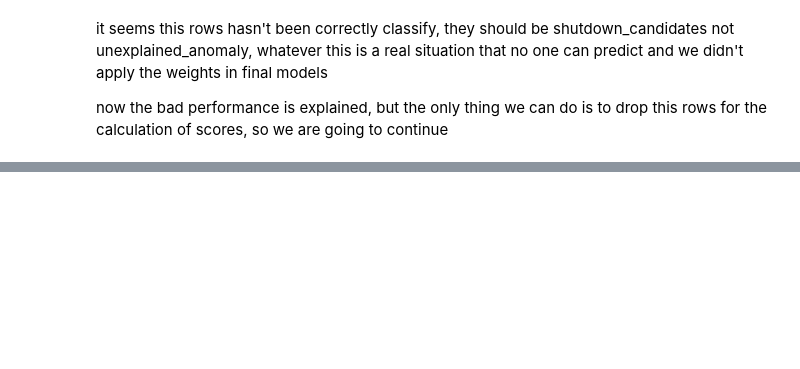
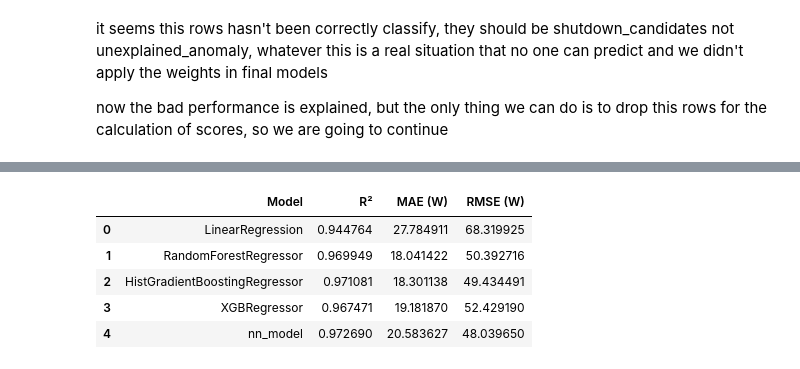
Before and after one commit to SantiToled0/solar-mlops, a Jupyter notebook: notebooks/02_model_trainning.ipynb, the cells around one changed output, grey strips where cells are left out. Saved outputs shown, nothing was run; the diff lists cells and outputs as text; code cells hidden in the pictures; blank space fills up the shorter version.

```diff
--- a/notebooks/02_model_trainning.ipynb
+++ b/notebooks/02_model_trainning.ipynb
@@ -622,0 +635,8 @@ now the bad performance is explained, but the only thing we can do is to drop th
+# %%
+from sklearn.preprocessing import StandardScaler
+
+scaler = StandardScaler()
+
+x_train_scaled = scaler.fit_transform(x_train)
+x_val_scaled = scaler.transform(x_val)
+x_test_scaled = scaler.transform(x_test)
@@ -622,0 +656,9 @@ now the bad performance is explained, but the only thing we can do is to drop th
+# %%
+history = nn_model.fit(
+    x_train_scaled,
+    y_train,
+    validation_data=(x_val_scaled, y_val),
+    epochs=10,
+    batch_size=1024,
+    verbose=1
+)
@@ -622,0 +706,2 @@ now the bad performance is explained, but the only thing we can do is to drop th
+# %%
+y_test_pred_nn = nn_model.predict(x_test_scaled).flatten()
@@ -622,0 +710,40 @@ now the bad performance is explained, but the only thing we can do is to drop th
+# %%
+results_test = pd.DataFrame({
+    'Model': [
+        'LinearRegression',
+        'RandomForestRegressor',
+        'HistGradientBoostingRegressor',
+        'XGBRegressor',
+        'nn_model'
+    ],
+    'R²': [
+        r2_score(y_test, y_test_pred_lr),
+        r2_score(y_test, y_test_pred_rf),
+        r2_score(y_test, y_test_pred_hgb),
+        r2_score(y_test, y_test_pred_xgb),
+        r2_score(y_test, y_test_pred_nn)
+    ],
+    'MAE (W)': [
+        mean_absolute_error(y_test, y_test_pred_lr),
+        mean_absolute_error(y_test, y_test_pred_rf),
+        mean_absolute_error(y_test, y_test_pred_hgb),
+        mean_absolute_error(y_test, y_test_pred_xgb),
+        mean_absolute_error(y_test, y_test_pred_nn)
+    ],
+    'RMSE (W)': [
+        mean_squared_error(y_test, y_test_pred_lr) ** 0.5,
+        mean_squared_error(y_test, y_test_pred_rf) ** 0.5,
+        mean_squared_error(y_test, y_test_pred_hgb) ** 0.5,
+        mean_squared_error(y_test, y_test_pred_xgb) ** 0.5,
+        mean_squared_error(y_test, y_test_pred_nn) ** 0.5
+    ]
+})
+
+results_test
+# %% [output]
+|  | Model | R² | MAE (W) | RMSE (W) |
+| 0 | LinearRegression | 0.944764 | 27.784911 | 68.319925 |
+| 1 | RandomForestRegressor | 0.969949 | 18.041422 | 50.392716 |
+| 2 | HistGradientBoostingRegressor | 0.971081 | 18.301138 | 49.434491 |
+| 3 | XGBRegressor | 0.967471 | 19.181870 | 52.429190 |
+| 4 | nn_model | 0.972690 | 20.583627 | 48.039650 |
```
Also changed, not shown: parts of 12 cells of this notebook, 2 other files.
